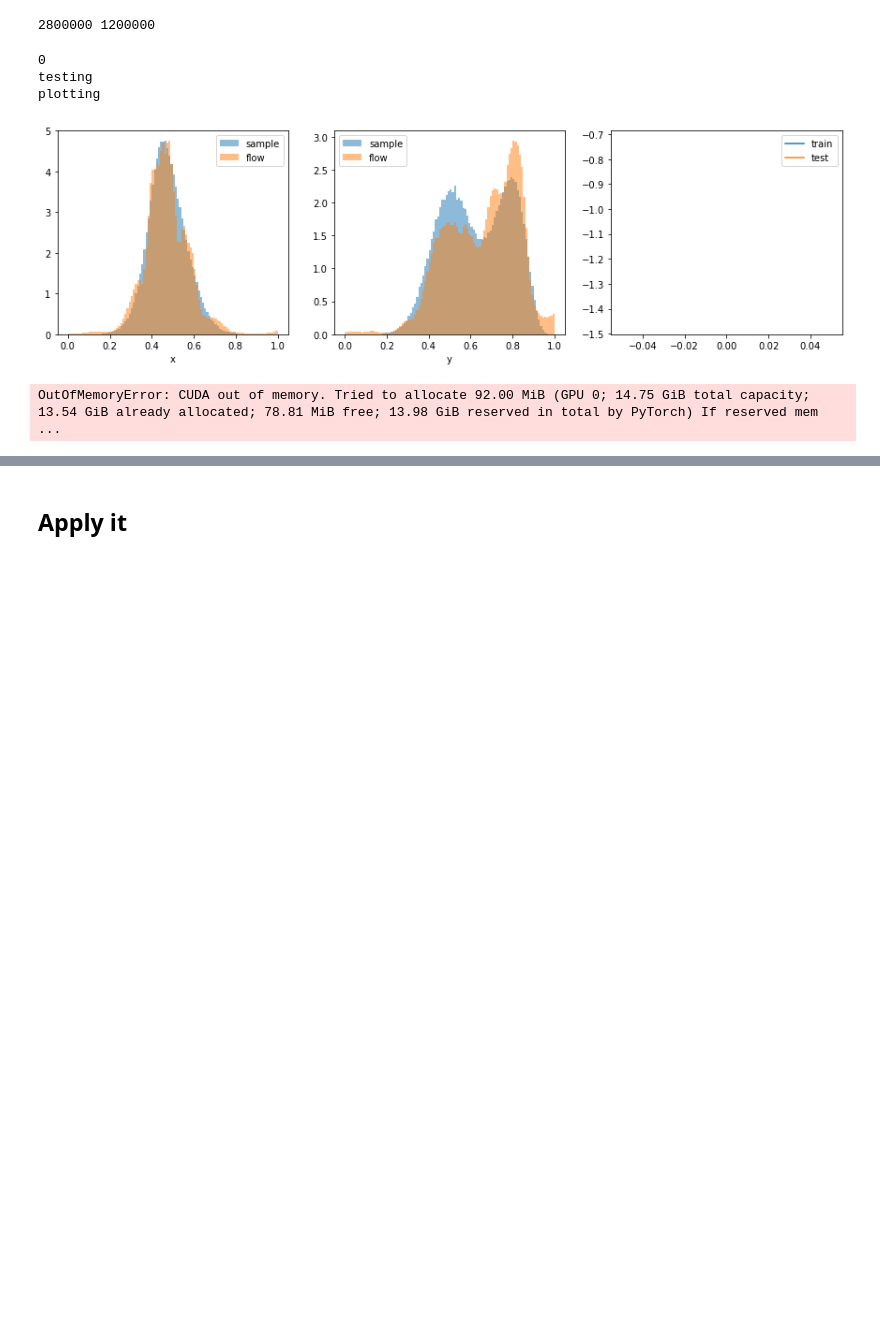
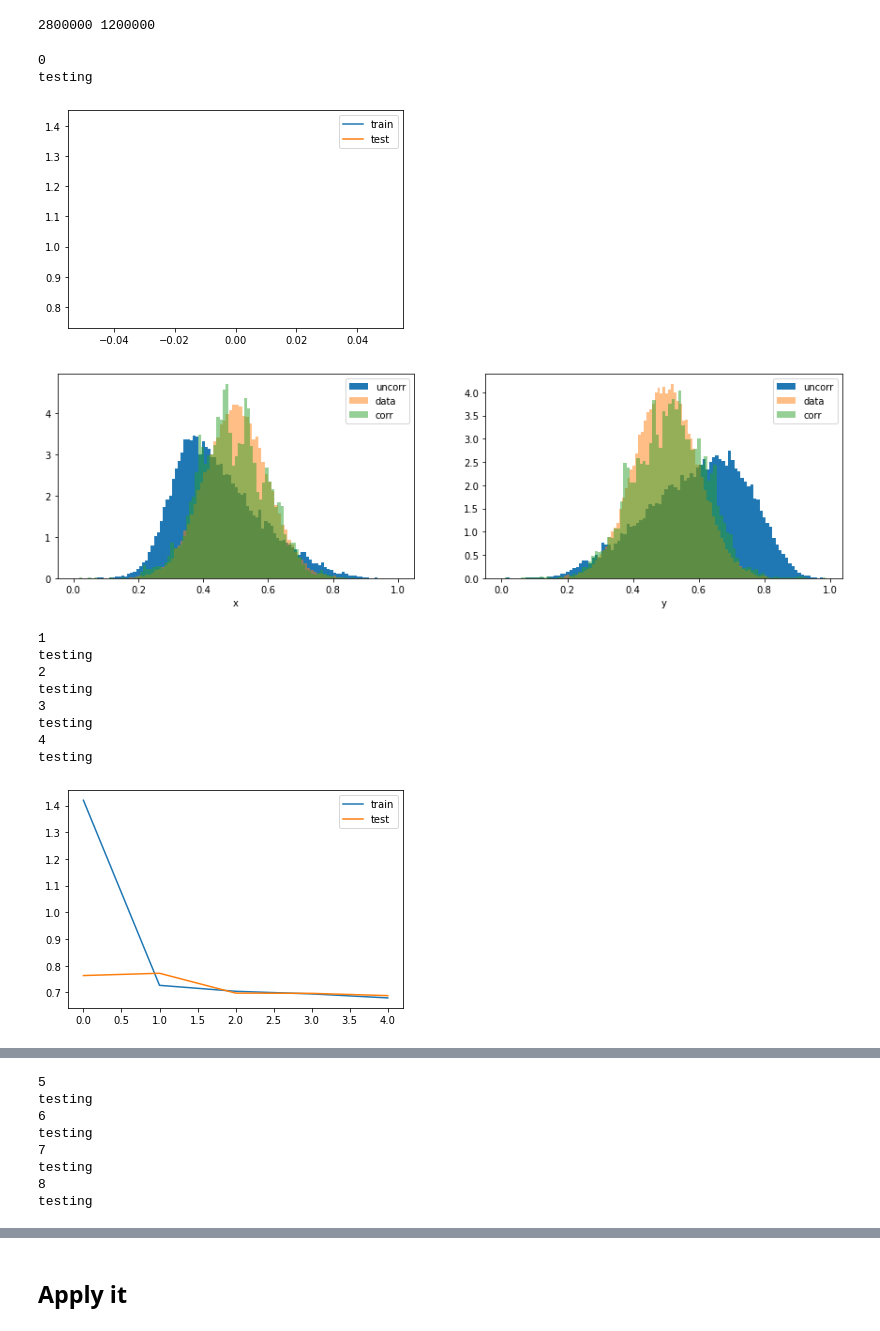
Before and after one commit to maxgalli/SSNF2, a Jupyter notebook: notebooks/oneflow.ipynb, the cells around one changed output, grey strips where cells are left out. Saved outputs shown, nothing was run; the diff lists cells and outputs as text; code cells hidden in the pictures; blank space fills up the shorter version.

```diff
--- a/notebooks/oneflow.ipynb
+++ b/notebooks/oneflow.ipynb
@@ -47,12 +49,12 @@ class MyDataset(Dataset):
         self.context_variables = context_variables
         self.target_variables = target_variables
         self.all_variables = context_variables + target_variables
-        data = dataframe
+        self.data = dataframe
         if rows is not None:
-            data = data.iloc[:rows]
-        self.target = data[target_variables].values
-        self.context = data[context_variables].values
-        self.weights = data[['weight']].values
+            self.data = self.data.iloc[:rows]
+        self.target = self.data[target_variables].values
+        self.context = self.data[context_variables].values
+        self.weights = self.data[['weight']].values
         if device is not None:
             self.target = torch.tensor(self.target, dtype=torch.float32).to(device)
             self.context = torch.tensor(self.context, dtype=torch.float32).to(device)
@@ -85,15 +99,19 @@ new_df_test = new_df_test.sample(frac=1).reset_index(drop=True)
 # %%
 context_vars = ['a', 'b', 'lab']
 input_vars = ['x', 'y']
-rows = 200000
+rows = 300000
 rows_test = 100000
-batch_size = 1000
+batch_size = 1024
 print(len(new_df_train), len(new_df_test))
 
 new_dataset_train = MyDataset(new_df_train, context_vars, input_vars, device=device, rows=rows)
 new_loader_train = DataLoader(new_dataset_train, batch_size=batch_size)
-new_dataset_test = MyDataset(new_df_test, context_vars, input_vars, device=device, rows=rows)
+new_dataset_test = MyDataset(new_df_test, context_vars, input_vars, device=device, rows=rows_test)
 new_loader_test = DataLoader(new_dataset_test, batch_size=batch_size)
+dataset_test = MyDataset(df_test, context_vars, input_vars, device=device, rows=rows_test)
+loader_test = DataLoader(dataset_test, batch_size=batch_size)
+dataset_target_test = MyDataset(df_target_test, context_vars, input_vars, device=device, rows=rows_test)
+loader_target_test = DataLoader(dataset_target_test, batch_size=batch_size)
 # %% [output]
 2800000 1200000
 # %%
@@ -293,10 +343,18 @@ def make_flow_and_train(loader, test_loader, df_test):
 
     return flow
 # %%
-flow = make_flow_and_train(new_loader_train, new_loader_test, new_df_test)
+flow = make_flow_and_train(new_loader_train, new_loader_test, new_df_test, loader_test, loader_target_test)
 # %% [output]
 0
 testing
-plotting
-[figure, old version]
+[figure, new version]
+[figure, added]
-OutOfMemoryError: CUDA out of memory. Tried to allocate 92.00 MiB (GPU 0; 14.75 GiB total capacity; 13.54 GiB already allocated; 78.81 MiB free; 13.98 GiB reserved in total by PyTorch) If reserved mem ...
+1
+testing
+2
+testing
+3
+testing
+4
+testing
+[figure, added]
@@ -302,0 +362,8 @@ OutOfMemoryError: CUDA out of memory. Tried to allocate 92.00 MiB (GPU 0; 14.75
+5
+testing
+6
+testing
+7
+testing
+8
+testing
```
Also changed, not shown: parts of 7 cells of this notebook, 3 other files.
